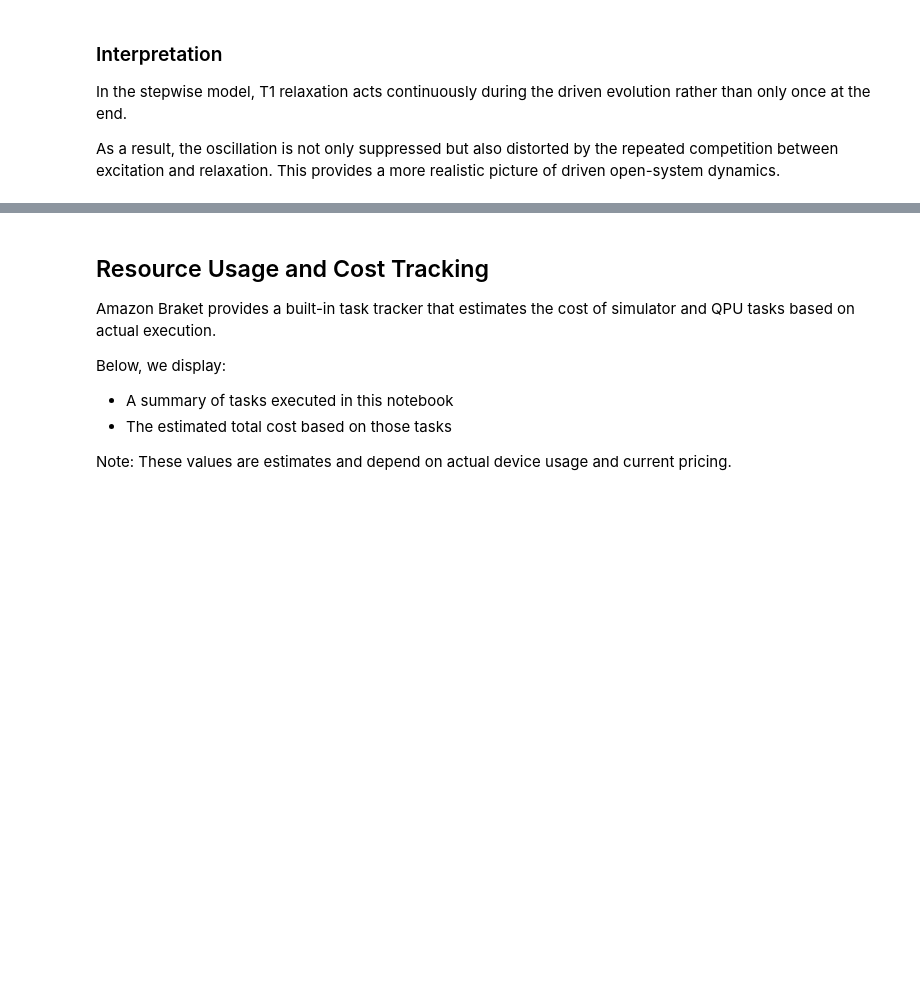
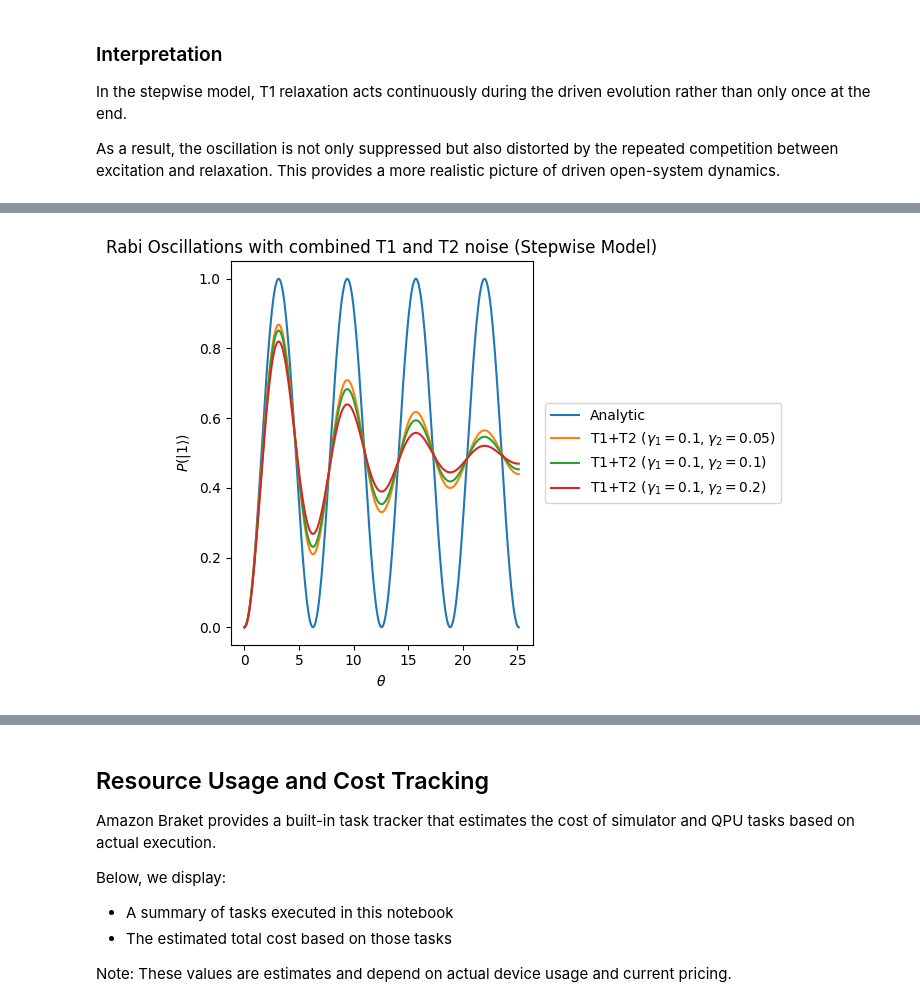
Before and after one commit to amazon-braket/amazon-braket-algorithm-library, a Jupyter notebook: notebooks/textbook/Rabi_Oscillations.ipynb, the cells around one changed output, grey strips where cells are left out. Saved outputs shown, nothing was run; the diff lists cells and outputs as text; code cells hidden in the pictures; blank space fills up the shorter version.

```diff
--- a/notebooks/textbook/Rabi_Oscillations.ipynb
+++ b/notebooks/textbook/Rabi_Oscillations.ipynb
@@ -282,0 +381,41 @@ As a result, the oscillation is not only suppressed but also distorted by the re
+# %%
+def p1_from_t1_t2_stepwise(
+    theta: float,
+    gamma_t1: float,
+    gamma_t2: float,
+    dtheta: float = 0.1,
+) -> float:
+    circ = rabi_circuit_t1_t2_stepwise(theta, gamma_t1, gamma_t2, dtheta=dtheta)
+    task = device_dm.run(circ, shots=0)
+    result = task.result()
+    probs = result.result_types[0].value
+    return float(probs[1])
+# %%
+gamma_t1 = 0.1
+gamma_t2_values = [0.05, 0.1, 0.2]
+
+p1_t1_t2_stepwise = {
+    gamma_t2: np.array(
+        [p1_from_t1_t2_stepwise(theta, gamma_t1, gamma_t2) for theta in thetas]
+    )
+    for gamma_t2 in gamma_t2_values
+}
+# %%
+plt.figure()
+
+plt.plot(thetas, p1_analytic, label="Analytic")
+for gamma_t2 in gamma_t2_values:
+    plt.plot(
+        thetas,
+        p1_t1_t2_stepwise[gamma_t2],
+        label=fr"T1+T2 ($\gamma_1={gamma_t1}, \gamma_2={gamma_t2}$)",
+    )
+
+plt.xlabel(r"$\theta$")
+plt.ylabel(r"$P(|1\rangle)$")
+plt.title("Rabi Oscillations with combined T1 and T2 noise (Stepwise Model)")
+plt.legend(loc="center left", bbox_to_anchor=(1.02, 0.5))
+plt.tight_layout()
+plt.show()
+# %% [output]
+[figure, added]
```
Also changed, not shown: parts of 12 cells of this notebook.
